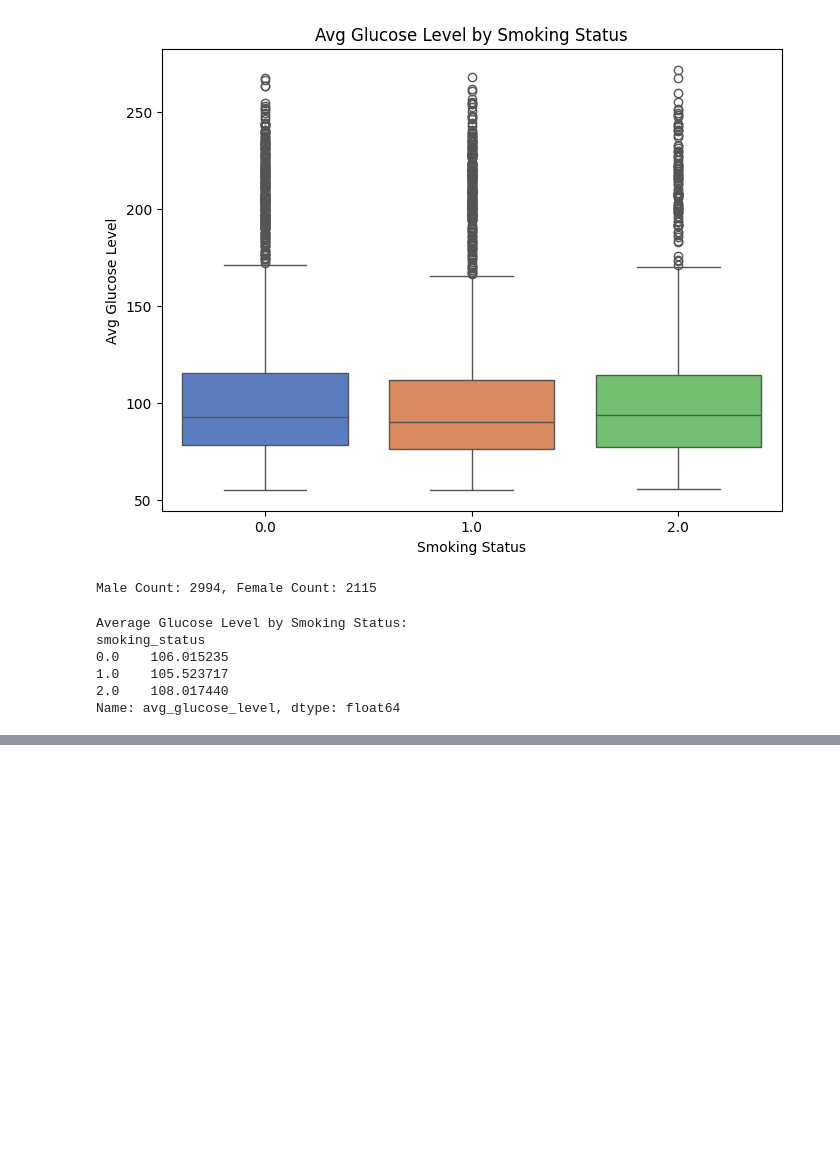
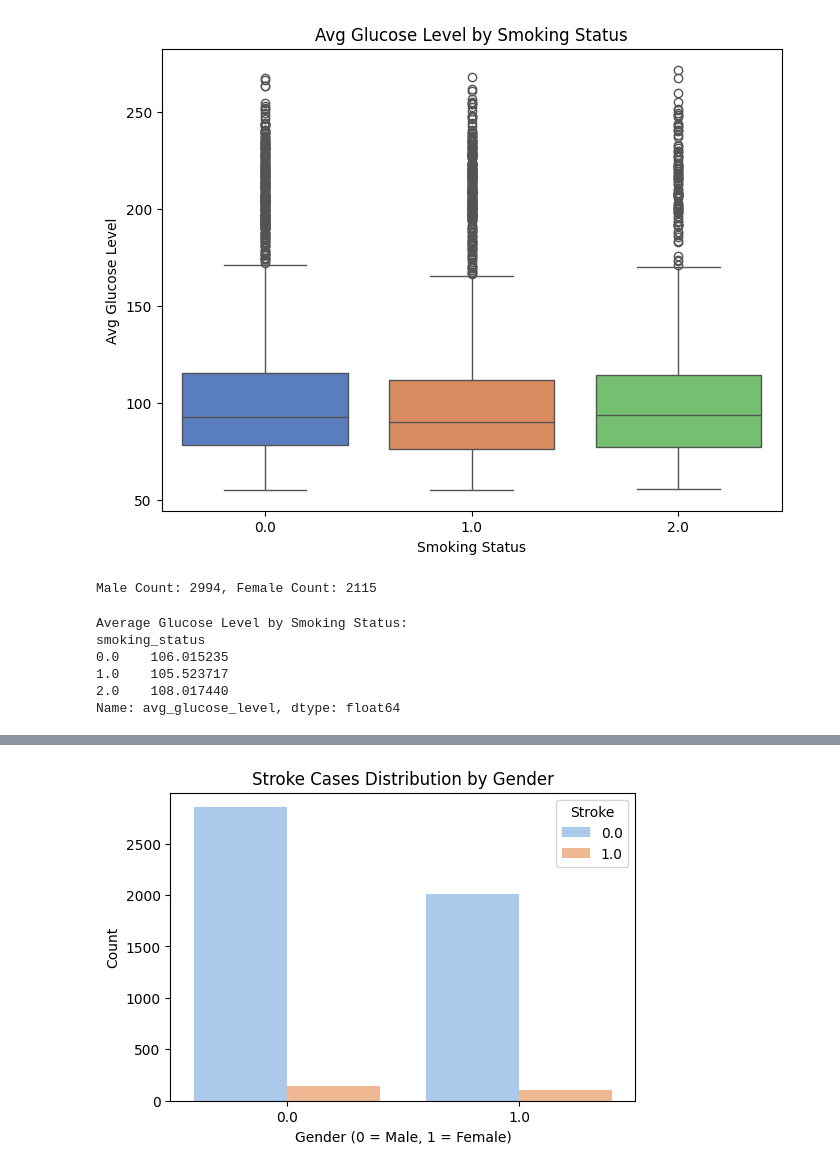
Before and after one commit to SaadAttalla/Stroke_Pre-Detection_Analysis, a Jupyter notebook: Stroke_Project.ipynb, the cells around one changed output, grey strips where cells are left out. Cells and saved outputs as stored; diff of their text form; code cells hidden in the pictures; blank space fills up the shorter version.

```diff
--- a/Stroke_Project.ipynb
+++ b/Stroke_Project.ipynb
@@ -446,0 +507,11 @@ Name: avg_glucose_level, dtype: float64
+# %%
+# Step 7: Count Plot - Distribution of Stroke Cases by Gender
+plt.figure(figsize=(6, 4))
+sns.countplot(x='gender', hue='stroke', data=df, palette='pastel')
+plt.title("Stroke Cases Distribution by Gender")
+plt.xlabel("Gender (0 = Male, 1 = Female)")
+plt.ylabel("Count")
+plt.legend(title="Stroke")
+plt.show()
+# %% [output]
+[figure, added]
```
Also changed, not shown: parts of 18 cells of this notebook.
